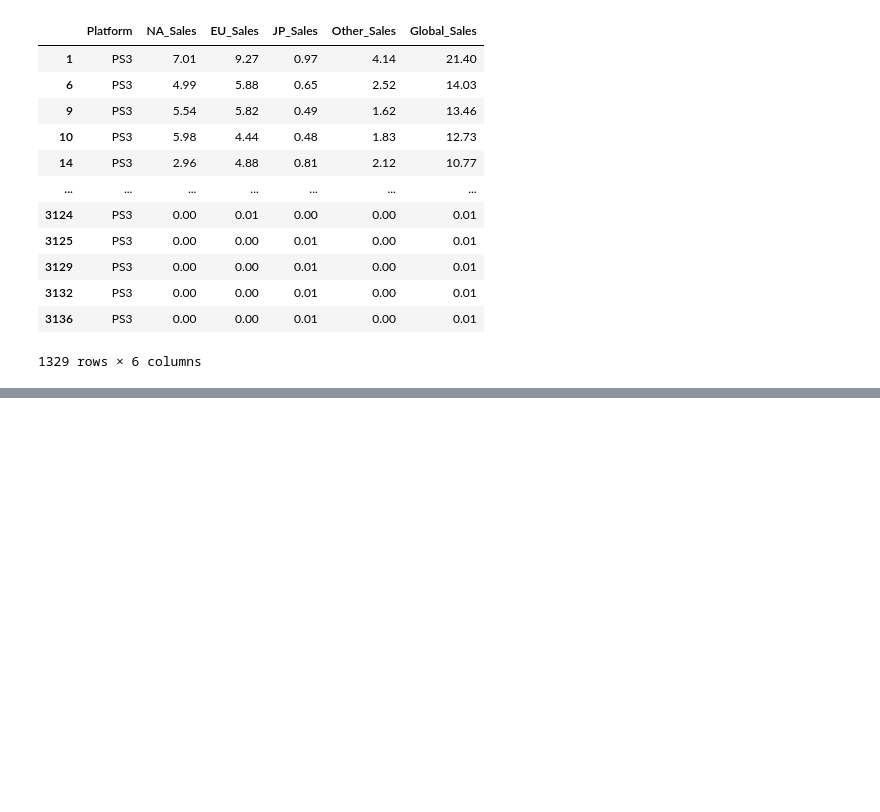
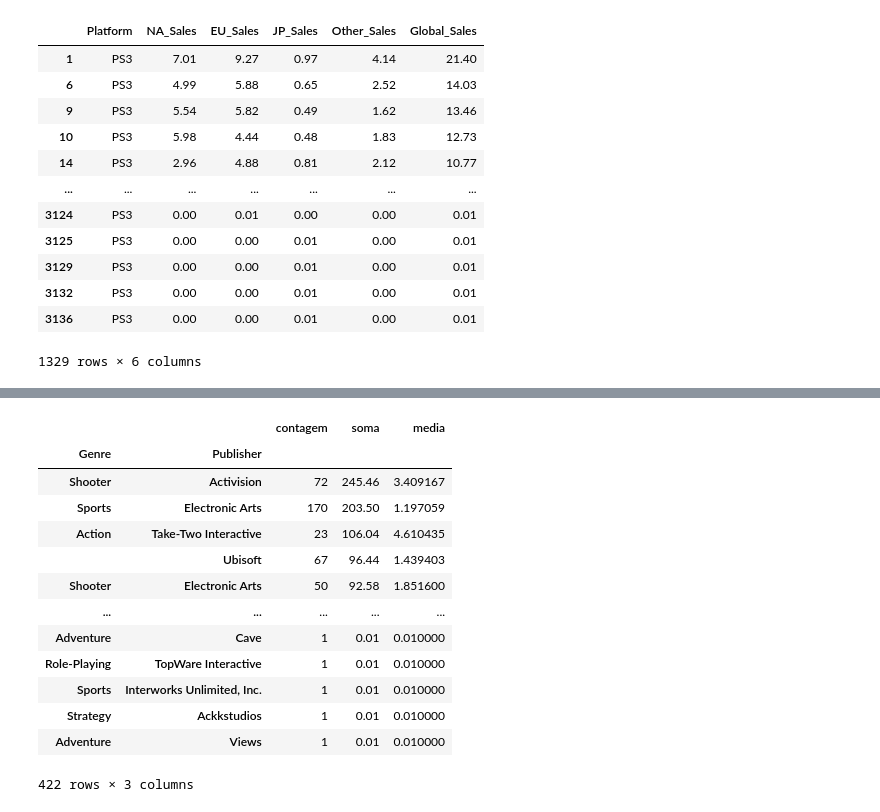
Before and after one commit to junio-firmino/Aprendizado_python, a Jupyter notebook: games.ipynb, the cells around one changed output, grey strips where cells are left out. Saved outputs shown, nothing was run; the diff lists cells and outputs as text; code cells hidden in the pictures; blank space fills up the shorter version.

```diff
--- a/games.ipynb
+++ b/games.ipynb
@@ -482,0 +612,19 @@ sales.groupby('Platform').get_group('PS3').reset_index()
+# %%
+studios.groupby(['Genre','Publisher']).agg(
+    contagem = ('Global_Sales','count'), soma = ('Global_Sales','sum'), media = ('Global_Sales','mean')
+    ).sort_values(by='soma', ascending=False)
+# %% [output]
+|  |  | contagem | soma | media |
+| Genre | Publisher |  |  |  |
+| Shooter | Activision | 72 | 245.46 | 3.409167 |
+| Sports | Electronic Arts | 170 | 203.50 | 1.197059 |
+| Action | Take-Two Interactive | 23 | 106.04 | 4.610435 |
+|  | Ubisoft | 67 | 96.44 | 1.439403 |
+| Shooter | Electronic Arts | 50 | 92.58 | 1.851600 |
+| ... | ... | ... | ... | ... |
+| Adventure | Cave | 1 | 0.01 | 0.010000 |
+| Role-Playing | TopWare Interactive | 1 | 0.01 | 0.010000 |
+| Sports | Interworks Unlimited, Inc. | 1 | 0.01 | 0.010000 |
+| Strategy | Ackkstudios | 1 | 0.01 | 0.010000 |
+| Adventure | Views | 1 | 0.01 | 0.010000 |
+422 rows × 3 columns
```
Also changed, not shown: parts of 12 cells of this notebook.
